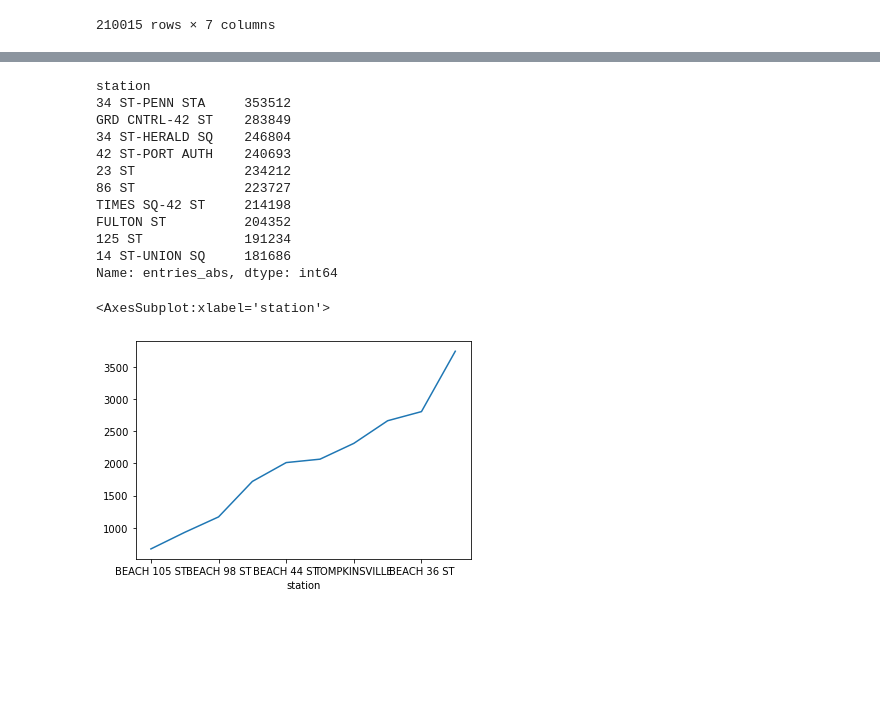
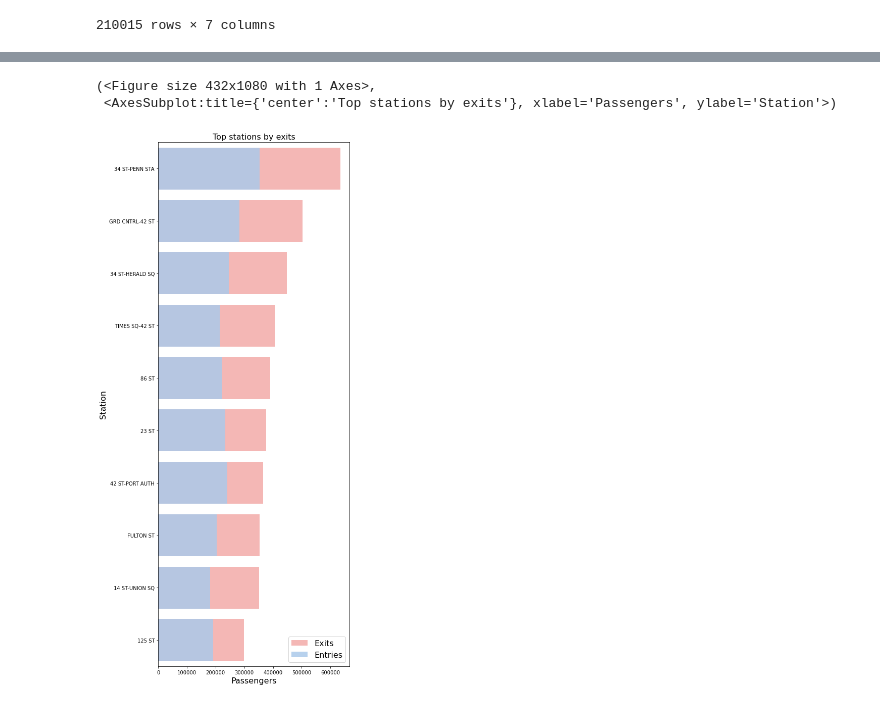
Before and after one commit to lmarett8/nyc_subway_traffic, a Jupyter notebook: notebooks/02_Gleb_EDA.ipynb, the cells around one changed output, grey strips where cells are left out. Saved outputs shown, nothing was run; the diff lists cells and outputs as text; code cells hidden in the pictures; blank space fills up the shorter version.

```diff
--- a/notebooks/02_Gleb_EDA.ipynb
+++ b/notebooks/02_Gleb_EDA.ipynb
@@ -45,20 +64,7 @@ df.groupby(["station","scp"]).agg("sum").sort_values(by="entries_abs",ascending=
 # %%
-df.groupby("station")["entries_abs"].sum().sort_values(ascending=False).head(10)
+exits_top=df.groupby("station").agg("sum").sort_values(by="exits_abs",ascending=False).head(10)
+plot_eda(exits_top,"Top stations by exits","exits_top")
 # %% [output]
-station
-34 ST-PENN STA     353512
-GRD CNTRL-42 ST    283849
-34 ST-HERALD SQ    246804
-42 ST-PORT AUTH    240693
-23 ST              234212
-86 ST              223727
-TIMES SQ-42 ST     214198
-FULTON ST          204352
-125 ST             191234
-14 ST-UNION SQ     181686
-Name: entries_abs, dtype: int64
+(<Figure size 432x1080 with 1 Axes>,
+ <AxesSubplot:title={'center':'Top stations by exits'}, xlabel='Passengers', ylabel='Station'>)
+[figure, added]
-# %%
-entries_bottom_10.plot()
-# %% [output]
-<AxesSubplot:xlabel='station'>
-[figure, removed]
```
Also changed, not shown: parts of 18 cells of this notebook, 9 other files.
